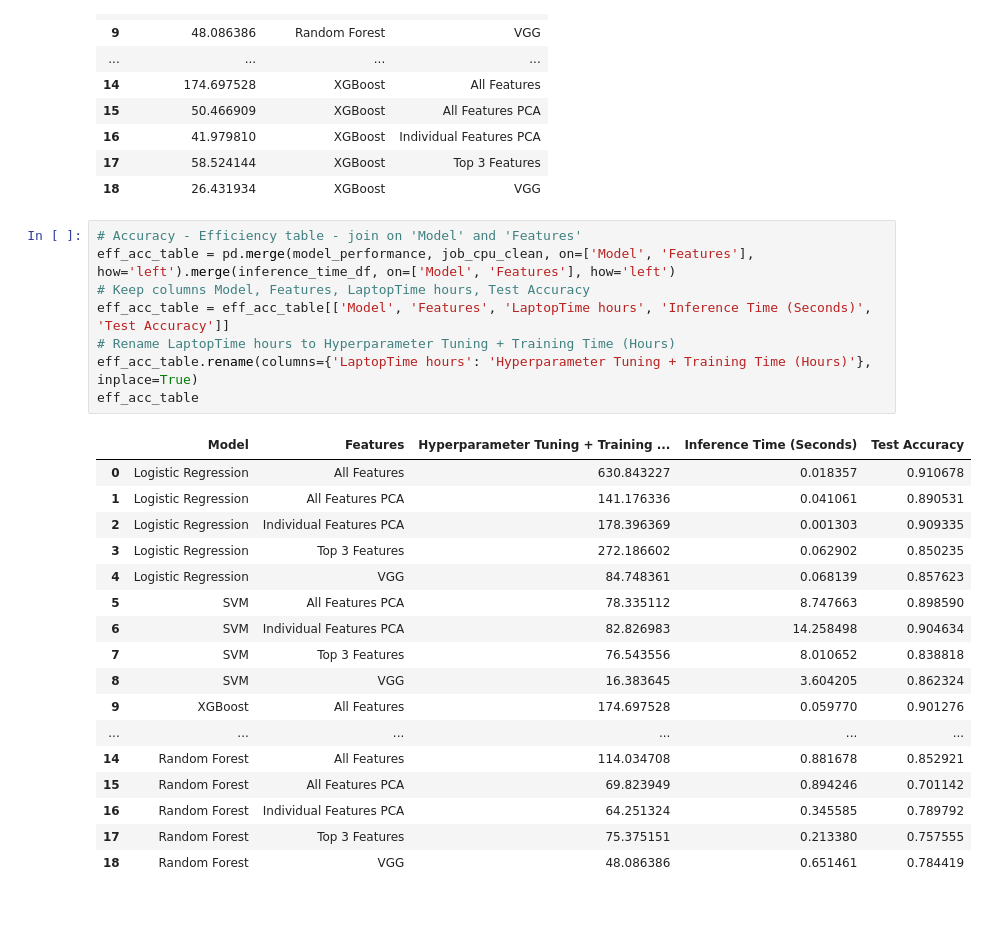
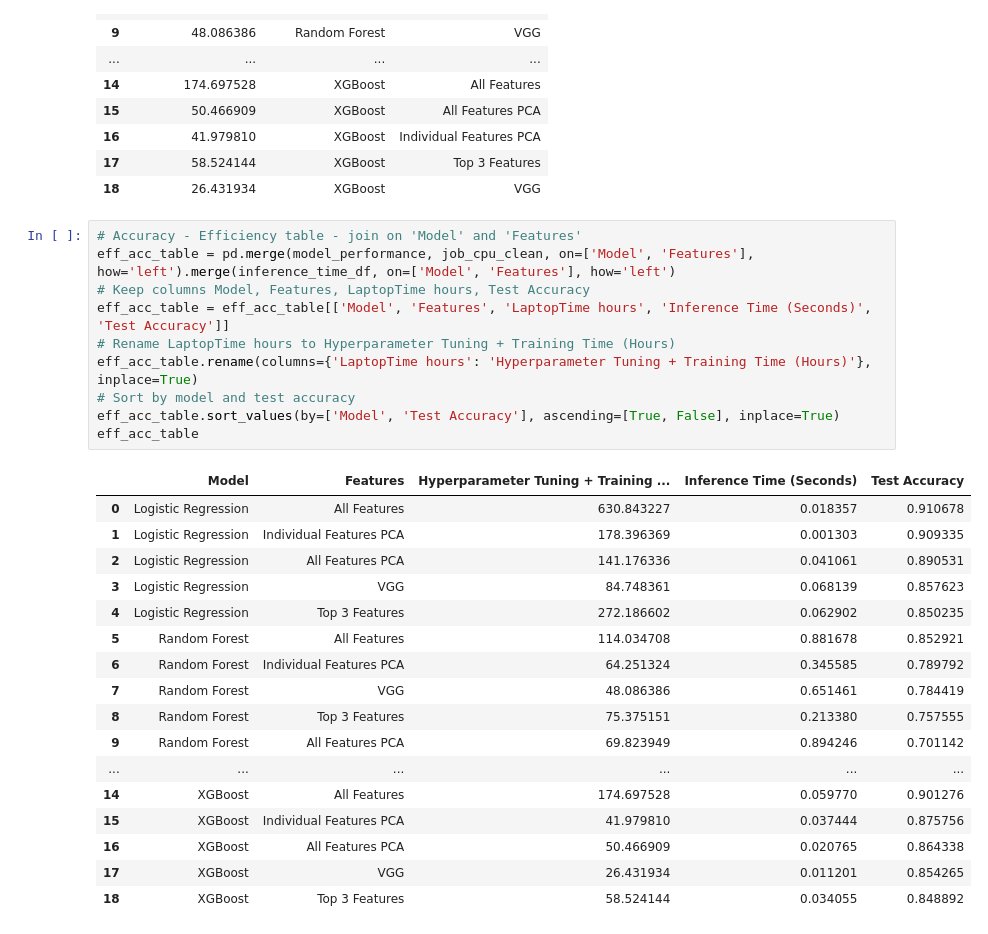
Before and after one commit to ijyliu/computer-vision-project, a Jupyter notebook: Code/Evaluation/Accuracy-Efficiency Table.ipynb, the cells around one changed output. Saved outputs shown, nothing was run; the diff lists cells and outputs as text.

```diff
--- a/Code/Evaluation/Accuracy-Efficiency Table.ipynb
+++ b/Code/Evaluation/Accuracy-Efficiency Table.ipynb
@@ -303,29 +303,31 @@ See the caveats in the documentation: https://pandas.pydata.org/pandas-docs/stab
 # %%
 # Accuracy - Efficiency table - join on 'Model' and 'Features'
 eff_acc_table = pd.merge(model_performance, job_cpu_clean, on=['Model', 'Features'], how='left').merge(inference_time_df, on=['Model', 'Features'], how='left')
 # Keep columns Model, Features, LaptopTime hours, Test Accuracy
 eff_acc_table = eff_acc_table[['Model', 'Features', 'LaptopTime hours', 'Inference Time (Seconds)', 'Test Accuracy']]
 # Rename LaptopTime hours to Hyperparameter Tuning + Training Time (Hours)
 eff_acc_table.rename(columns={'LaptopTime hours': 'Hyperparameter Tuning + Training Time (Hours)'}, inplace=True)
+# Sort by model and test accuracy
+eff_acc_table.sort_values(by=['Model', 'Test Accuracy'], ascending=[True, False], inplace=True)
 eff_acc_table
 # %% [output]
 |  | Model | Features | Hyperparameter Tuning + Training ... | Inference Time (Seconds) | Test Accuracy |
 | 0 | Logistic Regression | All Features | 630.843227 | 0.018357 | 0.910678 |
-| 1 | Logistic Regression | All Features PCA | 141.176336 | 0.041061 | 0.890531 |
-| 2 | Logistic Regression | Individual Features PCA | 178.396369 | 0.001303 | 0.909335 |
-| 3 | Logistic Regression | Top 3 Features | 272.186602 | 0.062902 | 0.850235 |
-| 4 | Logistic Regression | VGG | 84.748361 | 0.068139 | 0.857623 |
-| 5 | SVM | All Features PCA | 78.335112 | 8.747663 | 0.898590 |
-| 6 | SVM | Individual Features PCA | 82.826983 | 14.258498 | 0.904634 |
-| 7 | SVM | Top 3 Features | 76.543556 | 8.010652 | 0.838818 |
-| 8 | SVM | VGG | 16.383645 | 3.604205 | 0.862324 |
-| 9 | XGBoost | All Features | 174.697528 | 0.059770 | 0.901276 |
+| 1 | Logistic Regression | Individual Features PCA | 178.396369 | 0.001303 | 0.909335 |
+| 2 | Logistic Regression | All Features PCA | 141.176336 | 0.041061 | 0.890531 |
+| 3 | Logistic Regression | VGG | 84.748361 | 0.068139 | 0.857623 |
+| 4 | Logistic Regression | Top 3 Features | 272.186602 | 0.062902 | 0.850235 |
+| 5 | Random Forest | All Features | 114.034708 | 0.881678 | 0.852921 |
+| 6 | Random Forest | Individual Features PCA | 64.251324 | 0.345585 | 0.789792 |
+| 7 | Random Forest | VGG | 48.086386 | 0.651461 | 0.784419 |
+| 8 | Random Forest | Top 3 Features | 75.375151 | 0.213380 | 0.757555 |
+| 9 | Random Forest | All Features PCA | 69.823949 | 0.894246 | 0.701142 |
 | ... | ... | ... | ... | ... | ... |
-| 14 | Random Forest | All Features | 114.034708 | 0.881678 | 0.852921 |
-| 15 | Random Forest | All Features PCA | 69.823949 | 0.894246 | 0.701142 |
-| 16 | Random Forest | Individual Features PCA | 64.251324 | 0.345585 | 0.789792 |
-| 17 | Random Forest | Top 3 Features | 75.375151 | 0.213380 | 0.757555 |
-| 18 | Random Forest | VGG | 48.086386 | 0.651461 | 0.784419 |
+| 14 | XGBoost | All Features | 174.697528 | 0.059770 | 0.901276 |
+| 15 | XGBoost | Individual Features PCA | 41.979810 | 0.037444 | 0.875756 |
+| 16 | XGBoost | All Features PCA | 50.466909 | 0.020765 | 0.864338 |
+| 17 | XGBoost | VGG | 26.431934 | 0.011201 | 0.854265 |
+| 18 | XGBoost | Top 3 Features | 58.524144 | 0.034055 | 0.848892 |
 # %%
 # Formatting and export
 eff_acc_table = (eff_acc_table.style.format(thousands=",", decimal=".")
```
Also changed, not shown: parts of 2 cells of this notebook, 2 other files.
